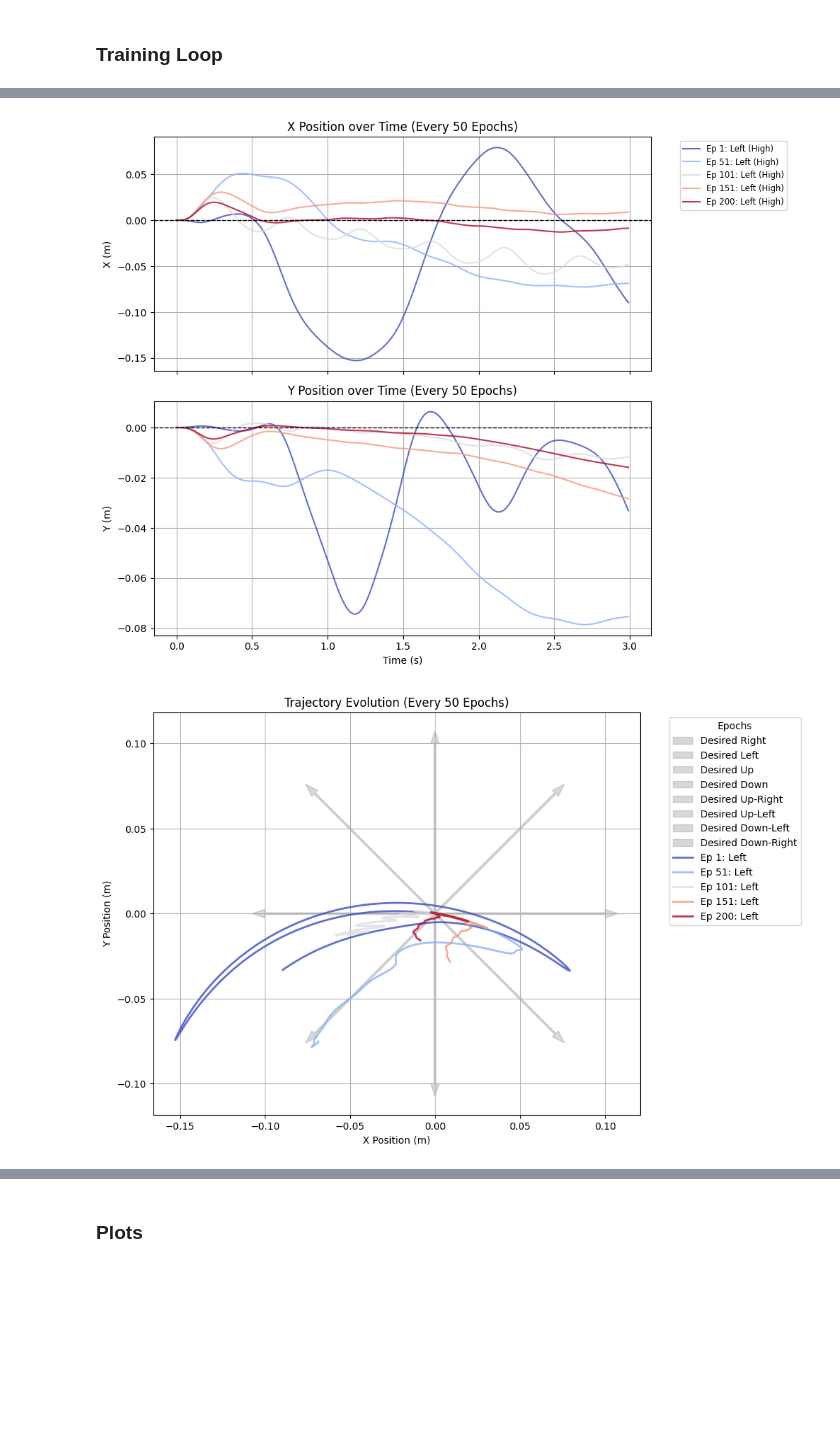
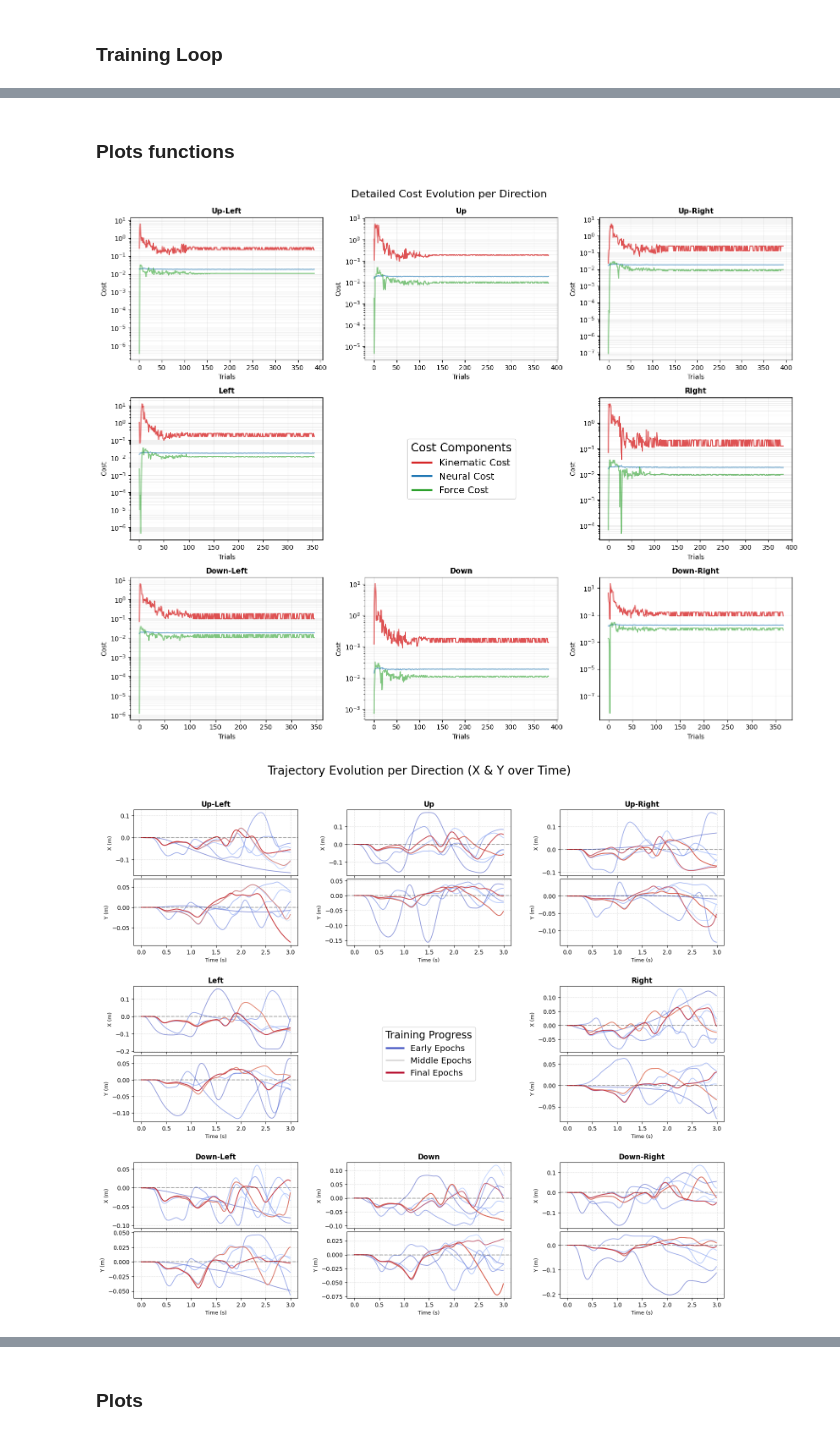
Before and after one commit to MetthewB/NX-492, a Jupyter notebook: script/current.ipynb, the cells around one changed output, grey strips where cells are left out. Cells and saved outputs as stored; diff of their text form; code cells hidden in the pictures; blank space fills up the shorter version.

Commit message:
Results with 3000 epochs

```diff
--- a/script/current.ipynb
+++ b/script/current.ipynb
@@ -720,6 +585,2 @@ def plot_desired_vs_actual_trajectories(epoch_metadata, epoch_qpos_over_time, pe
-# %%
-plot_trajectory_vs_time(epoch_qpos_over_time, epoch_metadata, dt=0.01)
-plot_desired_vs_actual_trajectories(epoch_metadata, epoch_qpos_over_time, perturbation_directions, plot_step=50)
-# %% [output]
-[figure, removed]
-[figure, removed]
+# %% [markdown]
+### Plots functions
@@ -725,0 +856,7 @@ plot_desired_vs_actual_trajectories(epoch_metadata, epoch_qpos_over_time, pertur
+# %%
+plot_detailed_cost_history(target_results)
+plot_trajectory_evolution_grid_xy(epoch_qpos_over_time, epoch_metadata, n_lines=15)
+plot_star_pattern_by_load(epoch_metadata, epoch_qpos_over_time, perturbation_directions)
+# %% [output]
+[figure, added]
+[figure, added]
```
Also changed, not shown: parts of 10 cells of this notebook.
